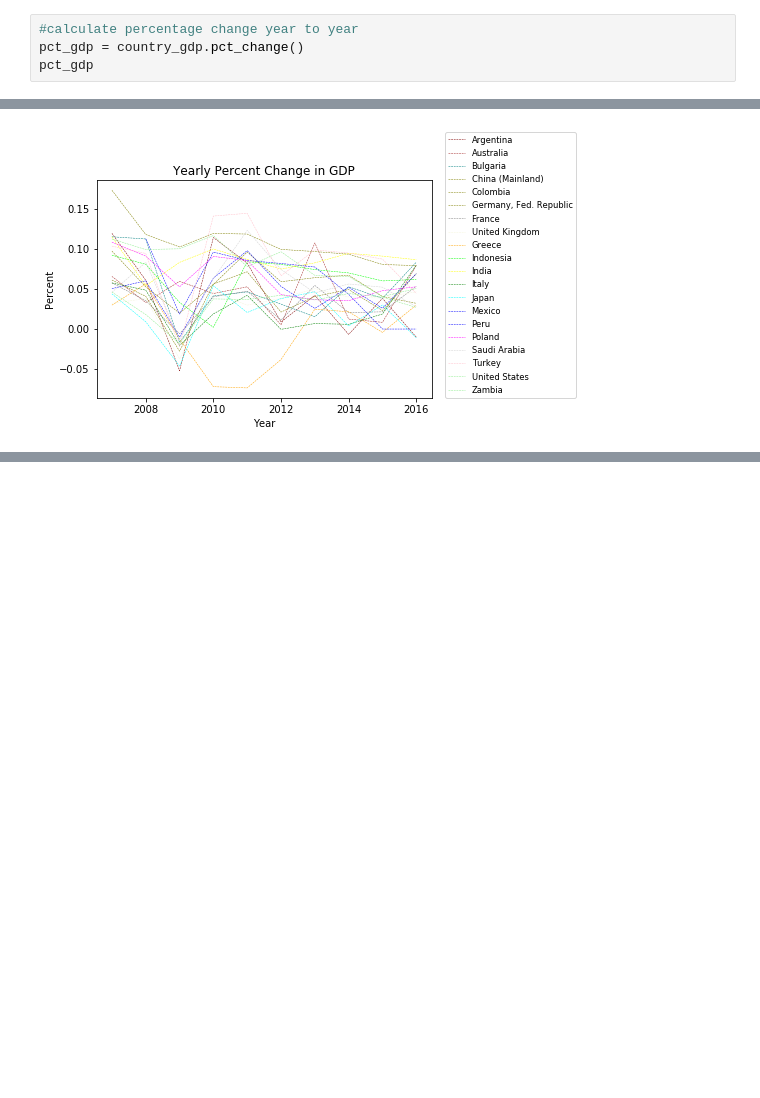
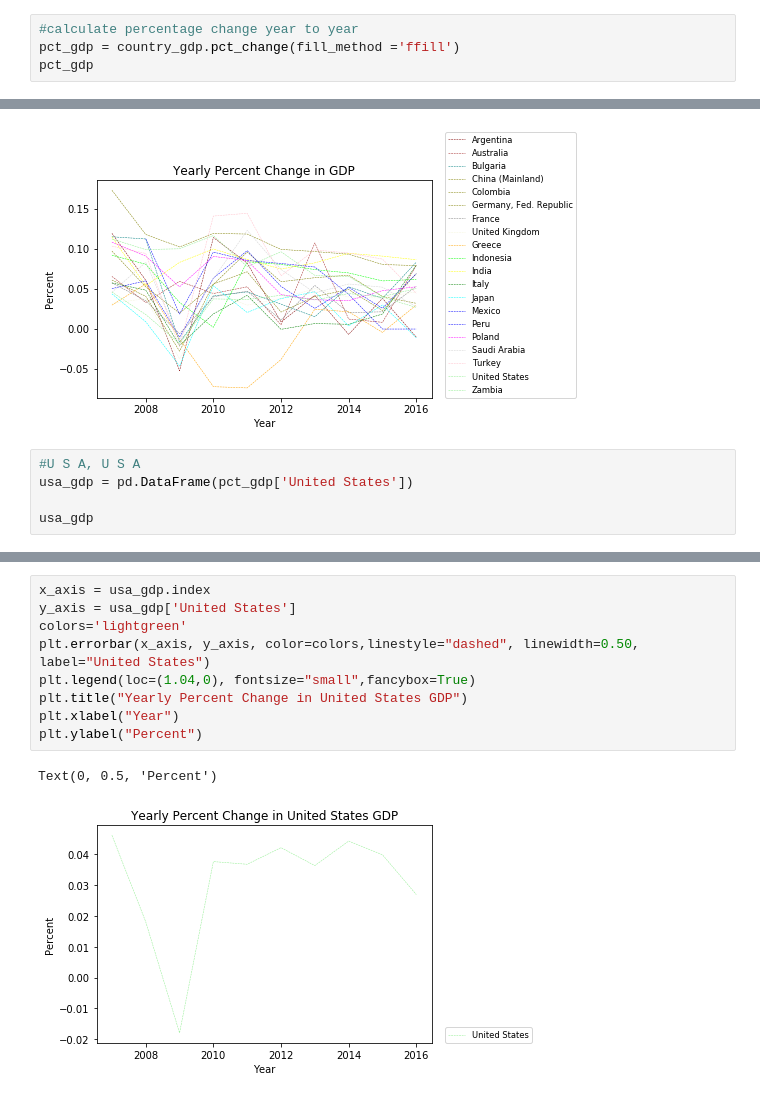
Before and after one commit to cmboone2005/Project1, a Jupyter notebook: DataSets/gdp_comparison.ipynb, the cells around one changed output, grey strips where cells are left out. Drawn from its saved outputs; the diff is of its cells as text; blank space fills up the shorter version.

```diff
--- a/DataSets/gdp_comparison.ipynb
+++ b/DataSets/gdp_comparison.ipynb
@@ -193,7 +193,7 @@ Text(0, 0.5, 'Millions of USD')
 [figure]
 # %%
 #calculate percentage change year to year
-pct_gdp = country_gdp.pct_change()
+pct_gdp = country_gdp.pct_change(fill_method ='ffill')
 pct_gdp
 # %% [output]
 | LOCATION | Argentina | Australia | Bulgaria | China (Mainland) | Colombia | Germany, Fed. Republic | France | ... |
@@ -268,3 +268,8 @@ plt.ylabel("Percent")
 # %% [output]
 Text(0, 0.5, 'Percent')
 [figure]
+# %%
+#U S A, U S A
+usa_gdp = pd.DataFrame(pct_gdp['United States'])
+
+usa_gdp
@@ -270,0 +290,12 @@ Text(0, 0.5, 'Percent')
+# %%
+x_axis = usa_gdp.index
+y_axis = usa_gdp['United States']
+colors='lightgreen'
+plt.errorbar(x_axis, y_axis, color=colors,linestyle="dashed", linewidth=0.50, label="United States")
+plt.legend(loc=(1.04,0), fontsize="small",fancybox=True)
+plt.title("Yearly Percent Change in United States GDP")
+plt.xlabel("Year")
+plt.ylabel("Percent")
+# %% [output]
+Text(0, 0.5, 'Percent')
+[figure, added]
```
Also changed, not shown: parts of 1 cell of this notebook.
